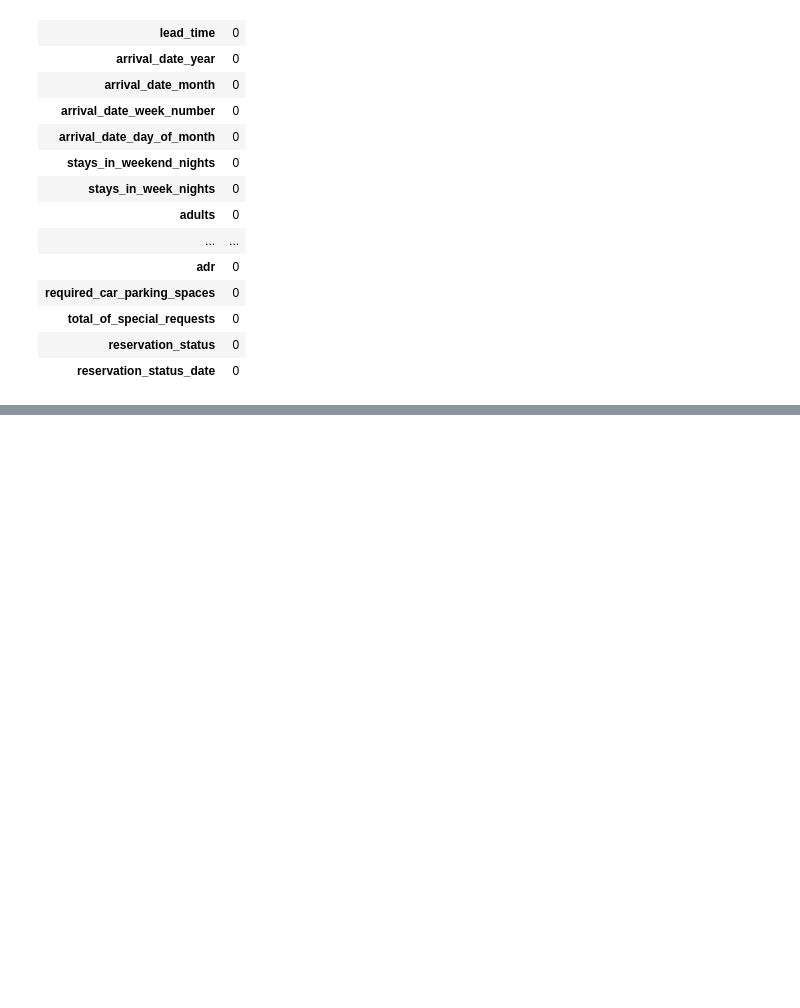
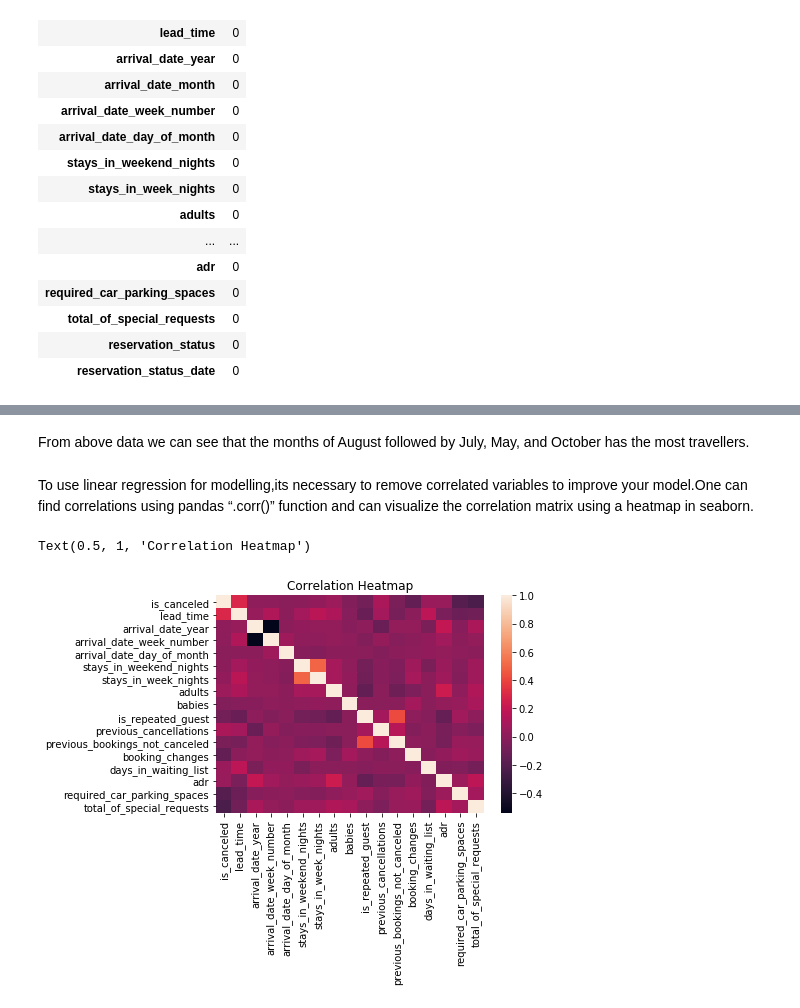
Before and after one commit to dipenpratap/Data-Mining, a Jupyter notebook: Project 1/project_1.ipynb, the cells around one changed output, grey strips where cells are left out. Saved outputs shown, nothing was run; the diff lists cells and outputs as text; code cells hidden in the pictures; blank space fills up the shorter version.

Commit message:
Correlation & Heatmap

```diff
--- a/Project 1/project_1.ipynb
+++ b/Project 1/project_1.ipynb
@@ -70,7 +97,7 @@ The attributes with NaNs are as follows:
 # %% [markdown]
     Here we can see there are so many instances in attributes in country, agent, and company that carries NaNs. For this project, country, agent, and company columns do not add up to the value or contribute to the fluctuation in the pricing over the year. Therefore, we are going to drop these two columns. However, We would have needed to do some interpolation to fill in these values in the data preparation phase of data mining in case these attributes were important in the formation of clusters for this project.
 # %%
-dataset = dataset.drop(columns = ['country','agent', 'company'])
+dataset = dataset.drop(columns = ['country','agent', 'company','children'])
 
 # Validation of the dataset
 print('The cleaned dataset without NaNs are as follows:')
@@ -98,3 +155,15 @@ The cleaned dataset without NaNs are as follows:
+# %% [markdown]
+From above data we can see that the months of August followed by July, May, and October has the most travellers.
+# %% [markdown]
+To use linear regression for modelling,its necessary to remove correlated variables to improve your model.One can find correlations using pandas “.corr()” function and can visualize the correlation matrix using a heatmap in seaborn.
+# %%
+# Representing the data using heatmap
+data_corr = dataset.corr()
+sns.heatmap(data_corr)
+plt.title('Correlation Heatmap')
+# %% [output]
+Text(0.5, 1, 'Correlation Heatmap')
+[figure, added]
 # %%
 #Calculating average rate paid per total stay by multiplying average daily rate * total time stayed
 dataset['rate_per_stay'] = dataset['adr'] * (dataset['stays_in_weekend_nights'] + dataset['stays_in_week_nights'])
```
Also changed, not shown: parts of 9 cells of this notebook.
